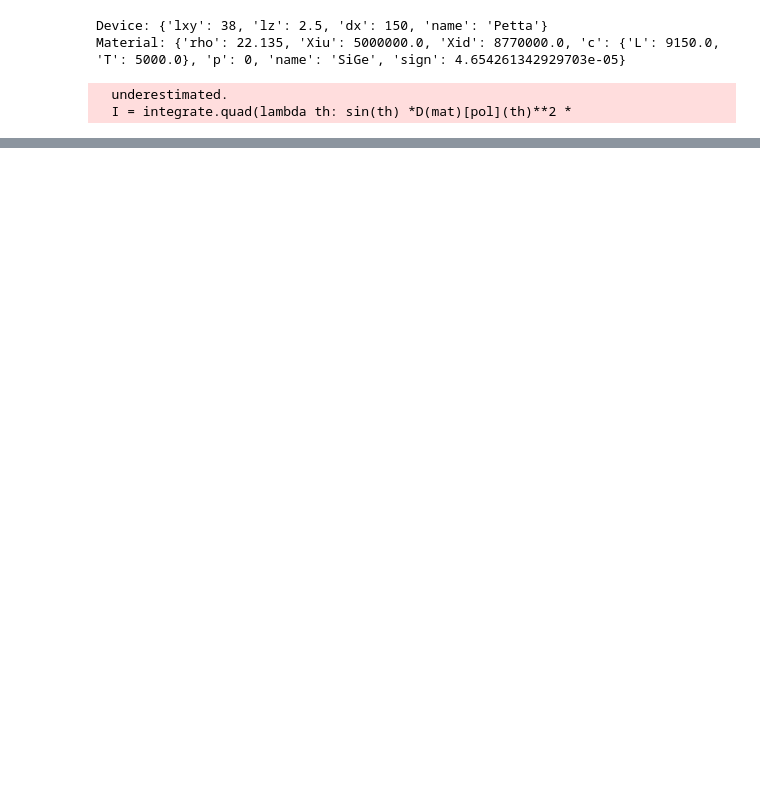
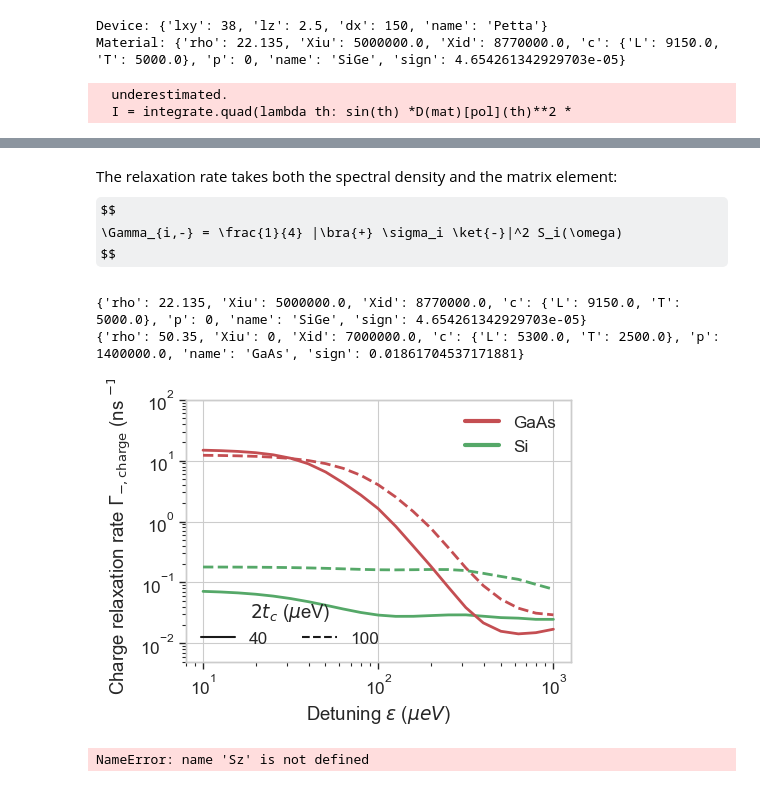
Before and after one commit to quantumJAK/Decoherence-in-shuttling-code, a Jupyter notebook: code/notebooks/Fig_7_8_relaxation.ipynb, the cells around one changed output, grey strips where cells are left out. Cells and saved outputs as stored; diff of their text form; code cells hidden in the pictures; some formulas as TeX source; blank space fills up the shorter version.

Commit message:
working-relaxation

```diff
--- a/code/notebooks/Fig_7_8_relaxation.ipynb
+++ b/code/notebooks/Fig_7_8_relaxation.ipynb
@@ -97,0 +111,61 @@ TypeError: S_overf() got an unexpected keyword argument 'S1'
+# %% [markdown]
+The relaxation rate takes both the spectral density and the matrix element:
+$$
+    \Gamma_{i,-} = \frac{1}{4} |\bra{+} \sigma_i \ket{-}|^2 S_i(\omega)
+$$
+# %%
+fig = plt.figure(figsize=(4.7,3.4))
+plt.subplots_adjust(left=0.17, bottom=0.18, right=0.99, top=0.95)
+
+
+colors = ["g","r"]
+linestyle = ["-", "--"]
+plt.plot([],[],"r",lw=3,label = "GaAs")
+plt.plot([],[],"g",lw=3,label = "Si")
+plt.legend(loc = "upper right", frameon=False)
+
+om = lambda eps: np.sqrt(eps**2 + tun**2)
+eps = np.logspace(1,3,21) # Detunings
+
+for mn,mat in enumerate(material_device):
+
+    for tn,tun in enumerate([40,100]):
+
+        Sx = [utils.S_ph_x(wavefunction,om(eps0),mat[1],mat[0])+alpha*utils.S_overf(om(eps0), S = S1,T = T)+alpha*utils.S_john1(om(eps0),R = R,T = T) for eps0 in eps]
+        Sz = [utils.S_ph_z(wavefunction,om(eps0),mat[1],mat[0])+utils.S_overf(om(eps0), S = S1,T = T)+utils.S_john1(om(eps0),R = R,T = T) for eps0 in eps]
+
+
+        Sx = np.array(Sx)
+        Sz = np.array(Sz)
+
+        if mn==0:
+            plt.plot(eps, tun**2/om(eps)**2*Sz/4/hbar**2 +eps**2/om(eps)**2*Sx/4/hbar**2 ,  lw=2,
+                 color = colors[mn], linestyle=linestyle[tn], label = r"Si, $t_c=%d$ $\mu$eV"%tun)
+        if mn==1:
+            plt.plot(eps, tun**2/om(eps)**2*Sz/4/hbar**2 +eps**2/om(eps)**2*Sx/4/hbar**2 ,  lw=2,
+                 color = colors[mn], linestyle=linestyle[tn], label = r"GaAs, $t_c=%d$ $\mu$eV"%tun)
+
+#axes
+plt.xscale("log")
+plt.yscale("log")
+plt.ylim(0.5*1e-2,1e2)
+plt.tick_params(which="both", left=True, bottom=True)
+plt.xlabel(r"Detuning $\epsilon$ ($\mu eV$)")
+plt.ylabel(r"Charge relaxation rate $\Gamma_{-,\mathrm{charge}}$ (ns $^{-1}$)")
+
+#second legend
+ax = plt.twinx()
+ax.set_yticks([])
+ax.plot([],[],"k-",lw=1.5,label = "40")
+ax.plot([],[],"k--",lw=1.5,label = "100")
+ax.legend(loc = "lower left", frameon=False, title="$2t_c$ ($\mu$eV)", ncol=2)
+
+plt.savefig("AppB_charge_relaxation.png", dpi=200)
+# %% [output]
+{'rho': 22.135, 'Xiu': 5000000.0, 'Xid': 8770000.0, 'c': {'L': 9150.0, 'T': 5000.0}, 'p': 0, 'name': 'SiGe', 'sign': 4.654261342929703e-05}
+{'rho': 50.35, 'Xiu': 0, 'Xid': 7000000.0, 'c': {'L': 5300.0, 'T': 2500.0}, 'p': 1400000.0, 'name': 'GaAs', 'sign': 0.01861704537171881}
+[figure, added]
+# %%
+Sz
+# %% [output]
+NameError: name 'Sz' is not defined
```
Also changed, not shown: parts of 3 cells of this notebook, 2 other files.
